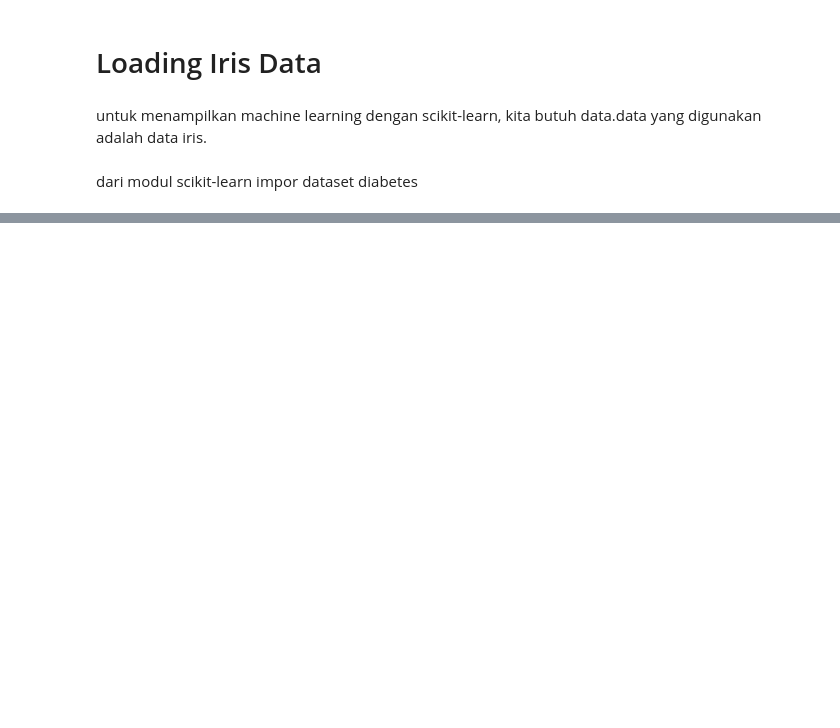
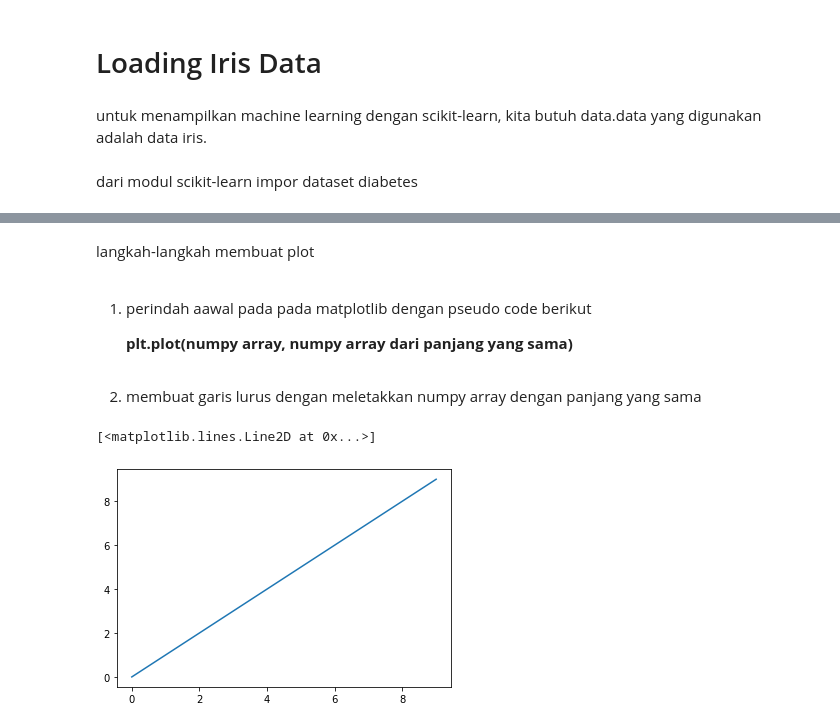
Before and after one commit to novalsaputra/py_learn, a Jupyter notebook: Hight - Performance Machine Learnig - Numpy.ipynb, the cells around one changed output, grey strips where cells are left out. Drawn from its saved outputs; the diff is of its cells as text; code cells hidden in the pictures; blank space fills up the shorter version.

```diff
--- a/Hight - Performance Machine Learnig - Numpy.ipynb
+++ b/Hight - Performance Machine Learnig - Numpy.ipynb
@@ -272,0 +405,13 @@ l
+# %% [markdown]
+langkah-langkah membuat plot
+# %% [markdown]
+1. perindah aawal pada pada matplotlib dengan pseudo code berikut
+
+    **plt.plot(numpy array, numpy array dari panjang yang sama)**
+# %% [markdown]
+2. membuat garis lurus dengan meletakkan numpy array dengan panjang yang sama
+# %%
+plt.plot(np.arange(10),np.arange(10))
+# %% [output]
+[<matplotlib.lines.Line2D at 0x...>]
+[figure, added]
```
Also changed, not shown: parts of 88 cells of this notebook.
